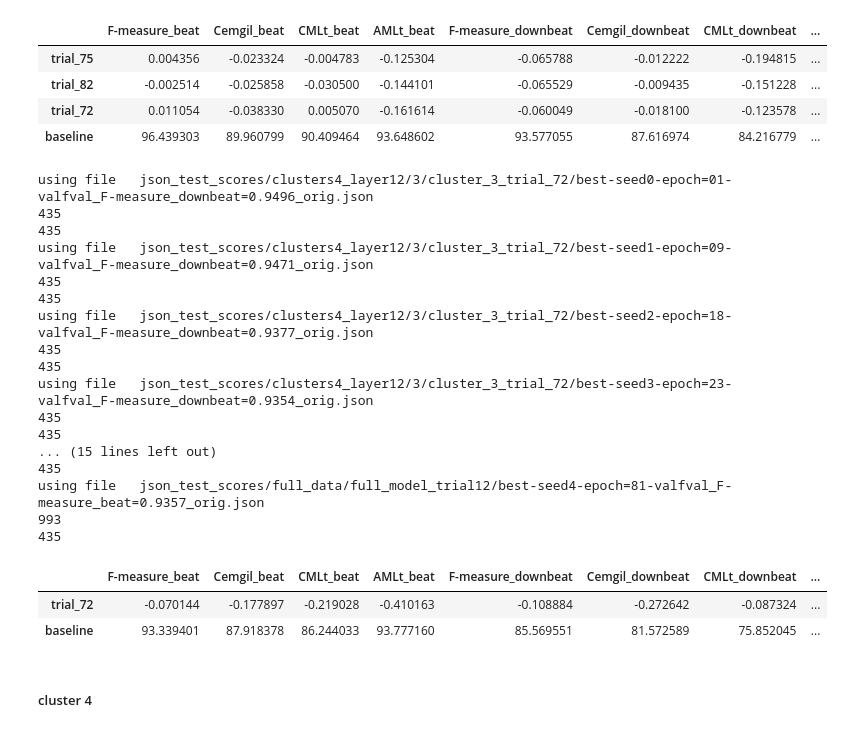
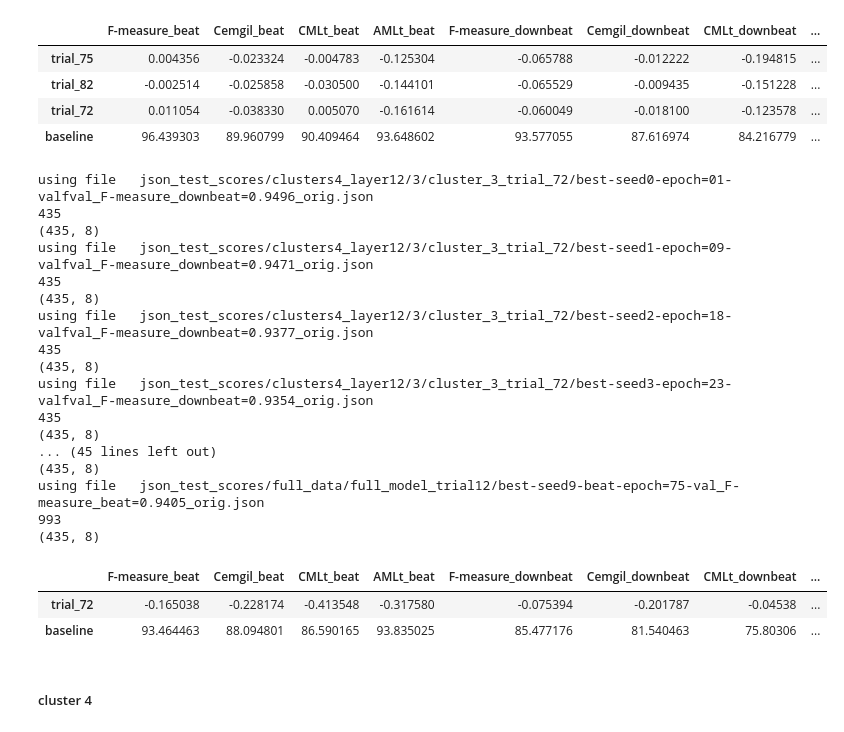
Before and after one commit to PulyaPolya/beat_this, a Jupyter notebook: results_evaluation.ipynb, the cells around one changed output. Saved outputs shown, nothing was run; the diff lists cells and outputs as text; code cells hidden in the pictures.

```diff
--- a/results_evaluation.ipynb
+++ b/results_evaluation.ipynb
@@ -90,10 +108,13 @@ def construct_df_clsuter_data(json_path, seed, cluster_config, cluster_number,re
     else:
         name = ""
     folder = os.path.join(json_path, cluster_config, f"{cluster_number}", name)
-    #print(folder)
+    # if seed == 0:
+    #     print(folder)
     file_scores = [file for file in os.listdir(folder) if  file.startswith(f"best-seed{seed}")][0]   # f"best_checkpoint-seed{seed}" in file best_checkpoint-seed
 
     json_file = open(os.path.join(folder, file_scores))
+    if seed == 0:
+        print(file_scores)
     json1_str = json_file.read()
     json1_data = json.loads(json1_str)
     clsuter_keys = set(json1_data.keys())
@@ -2402,32 +2423,32 @@ using file   json_val_scores/full_data/full_model_trial12/best-seed0-epoch=85-va
 | trial_72 | 0.011054 | -0.038330 | 0.005070 | -0.161614 | -0.060049 | -0.018100 | -0.123578 | ... |
 | baseline | 96.439303 | 89.960799 | 90.409464 | 93.648602 | 93.577055 | 87.616974 | 84.216779 | ... |
 # %%
-df_total = get_per_cluster_results(trials = [72], seeds = [0,1,2,3,4],json_path = "json_test_scores", name_full = "full_model_trial12", cluster = 3,
+df_total = get_per_cluster_results(trials = [72], seeds = [0,1,2,3,4,5,6,7,8,9],json_path = "json_test_scores", name_full = "full_model_trial12", cluster = 3,
                                     cluster_config="clusters4_layer12", df_path="data_cluster_assignments/df_cmeans_12_4clusters_new.csv")
 diff_vs_baseline = get_baseliine_diff (df_total, num_trials=1)
 diff_vs_baseline
 diff_vs_baseline
 # %% [output]
 using file   json_test_scores/clusters4_layer12/3/cluster_3_trial_72/best-seed0-epoch=01-valfval_F-measure_downbeat=0.9496_orig.json
 435
-435
+(435, 8)
 using file   json_test_scores/clusters4_layer12/3/cluster_3_trial_72/best-seed1-epoch=09-valfval_F-measure_downbeat=0.9471_orig.json
 435
-435
+(435, 8)
 using file   json_test_scores/clusters4_layer12/3/cluster_3_trial_72/best-seed2-epoch=18-valfval_F-measure_downbeat=0.9377_orig.json
 435
-435
+(435, 8)
 using file   json_test_scores/clusters4_layer12/3/cluster_3_trial_72/best-seed3-epoch=23-valfval_F-measure_downbeat=0.9354_orig.json
 435
-435
-... (15 lines left out)
-435
-using file   json_test_scores/full_data/full_model_trial12/best-seed4-epoch=81-valfval_F-measure_beat=0.9357_orig.json
+(435, 8)
+... (45 lines left out)
+(435, 8)
+using file   json_test_scores/full_data/full_model_trial12/best-seed9-beat-epoch=75-val_F-measure_beat=0.9405_orig.json
 993
-435
+(435, 8)
 |  | F-measure_beat | Cemgil_beat | CMLt_beat | AMLt_beat | F-measure_downbeat | Cemgil_downbeat | CMLt_downbeat | ... |
-| trial_72 | -0.070144 | -0.177897 | -0.219028 | -0.410163 | -0.108884 | -0.272642 | -0.087324 | ... |
-| baseline | 93.339401 | 87.918378 | 86.244033 | 93.777160 | 85.569551 | 81.572589 | 75.852045 | ... |
+| trial_72 | -0.165038 | -0.228174 | -0.413548 | -0.317580 | -0.075394 | -0.201787 | -0.04538 | ... |
+| baseline | 93.464463 | 88.094801 | 86.590165 | 93.835025 | 85.477176 | 81.540463 | 75.80306 | ... |
 # %% [markdown]
 ##### cluster 4
 # %%
```
Also changed, not shown: parts of 10 cells of this notebook.
